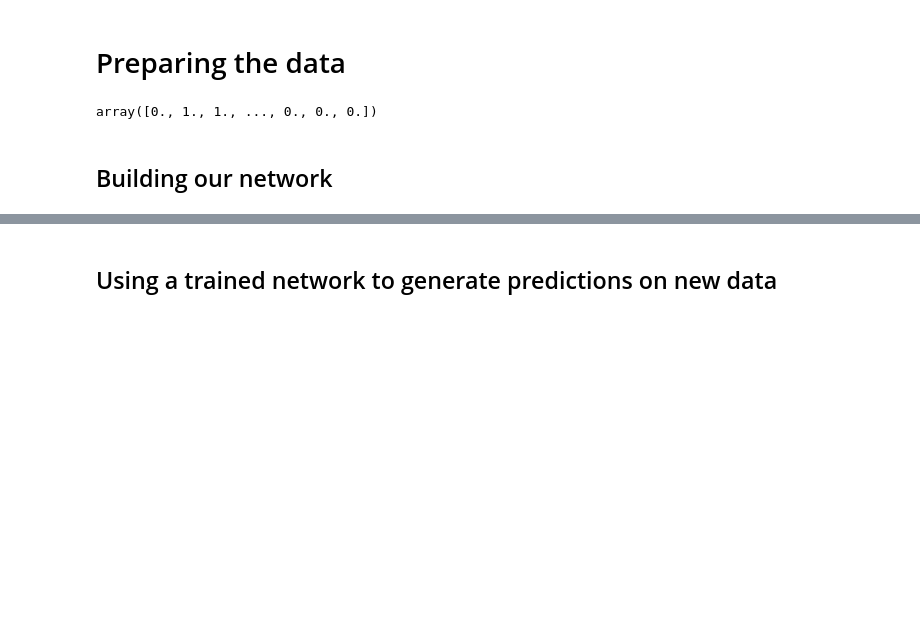
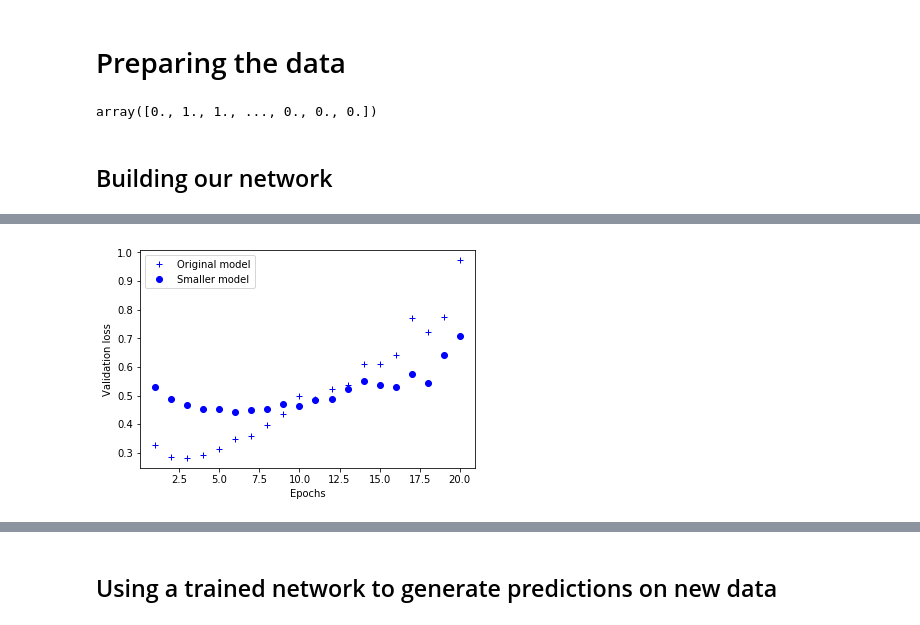
Before and after one commit to GAnagno/Word-Embedding, a Jupyter notebook: Classifying Movie Reviews.ipynb, the cells around one changed output, grey strips where cells are left out. Cells and saved outputs as stored; diff of their text form; code cells hidden in the pictures; blank space fills up the shorter version.

```diff
--- a/Classifying Movie Reviews.ipynb
+++ b/Classifying Movie Reviews.ipynb
@@ -96,0 +82,9 @@ partial_y_train = y_train[10000:]
+# %%
+smaller_model = models.Sequential()
+smaller_model.add(layers.Dense(4, activation='relu', input_shape=(10000,)))
+smaller_model.add(layers.Dense(4, activation='relu'))
+smaller_model.add(layers.Dense(1, activation='sigmoid'))
+
+smaller_model.compile(optimizer='rmsprop',
+                      loss='binary_crossentropy',
+                      metrics=['acc'])
@@ -147,0 +116,5 @@ plt.show()
+# %%
+smaller_model_hist = smaller_model.fit(x_train, y_train,
+                                       epochs=20,
+                                       batch_size=512,
+                                       validation_data=(x_test, y_test))
@@ -147,0 +143,14 @@ plt.show()
+# %%
+import matplotlib.pyplot as plt
+
+# b+ is for "blue cross"
+plt.plot(epochs, original_val_loss, 'b+', label='Original model')
+# "bo" is for "blue dot"
+plt.plot(epochs, smaller_model_val_loss, 'bo', label='Smaller model')
+plt.xlabel('Epochs')
+plt.ylabel('Validation loss')
+plt.legend()
+
+plt.show()
+# %% [output]
+[figure, added]
```
Also changed, not shown: parts of 31 cells of this notebook.
